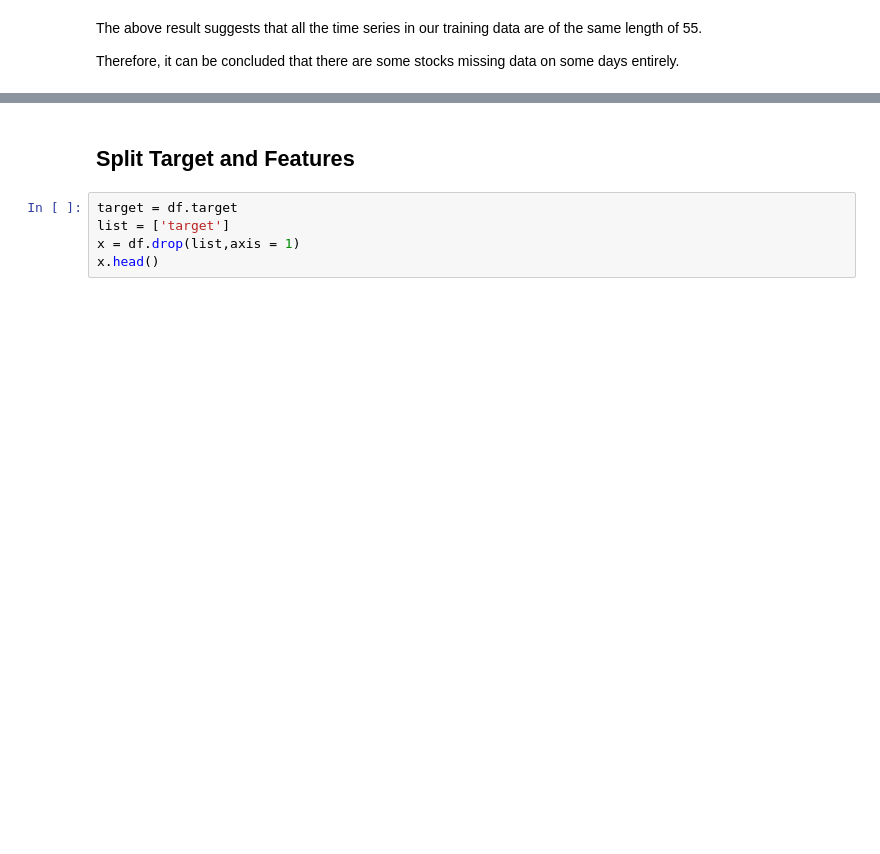
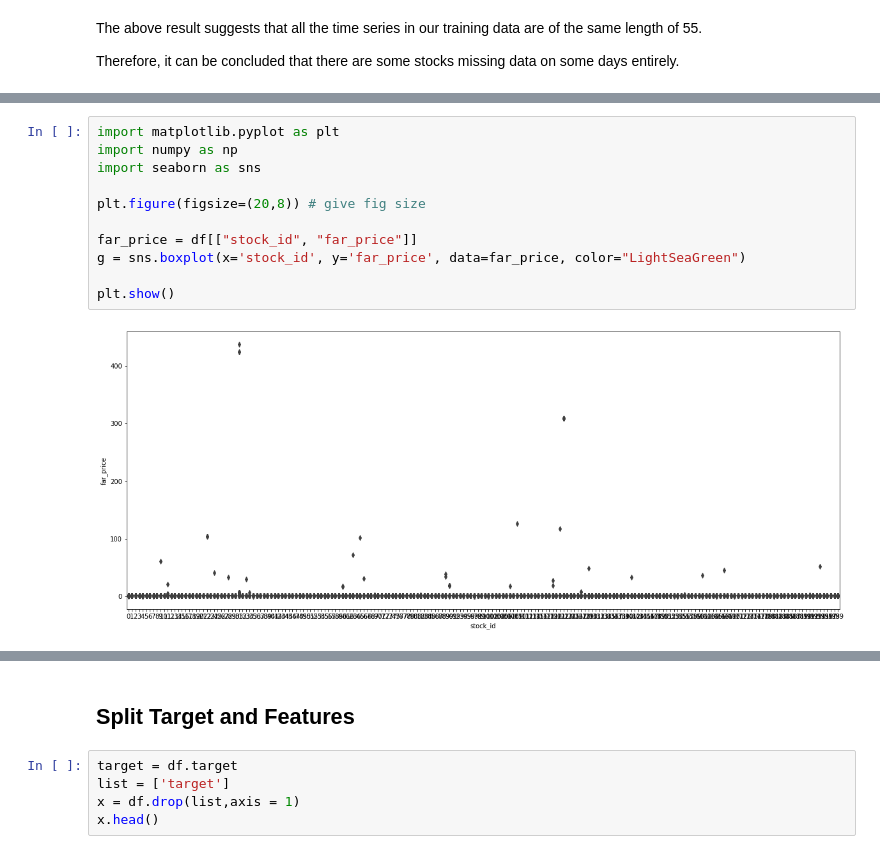
Before and after one commit to jea68/Predicting_StockPrice_Movements, a Jupyter notebook: Data Analyis and Feature Engineering.ipynb, the cells around one changed output, grey strips where cells are left out. Cells and saved outputs as stored; diff of their text form; blank space fills up the shorter version.

```diff
--- a/Data Analyis and Feature Engineering.ipynb
+++ b/Data Analyis and Feature Engineering.ipynb
@@ -134,0 +175,13 @@ df.groupby(['stock_id', 'date_id'])['near_price'].mean()
+# %%
+import matplotlib.pyplot as plt
+import numpy as np
+import seaborn as sns
+
+plt.figure(figsize=(20,8)) # give fig size
+
+far_price = df[["stock_id", "far_price"]]
+g = sns.boxplot(x='stock_id', y='far_price', data=far_price, color="LightSeaGreen")
+
+plt.show()
+# %% [output]
+[figure, added]
```
Also changed, not shown: parts of 29 cells of this notebook, 1 other file.
